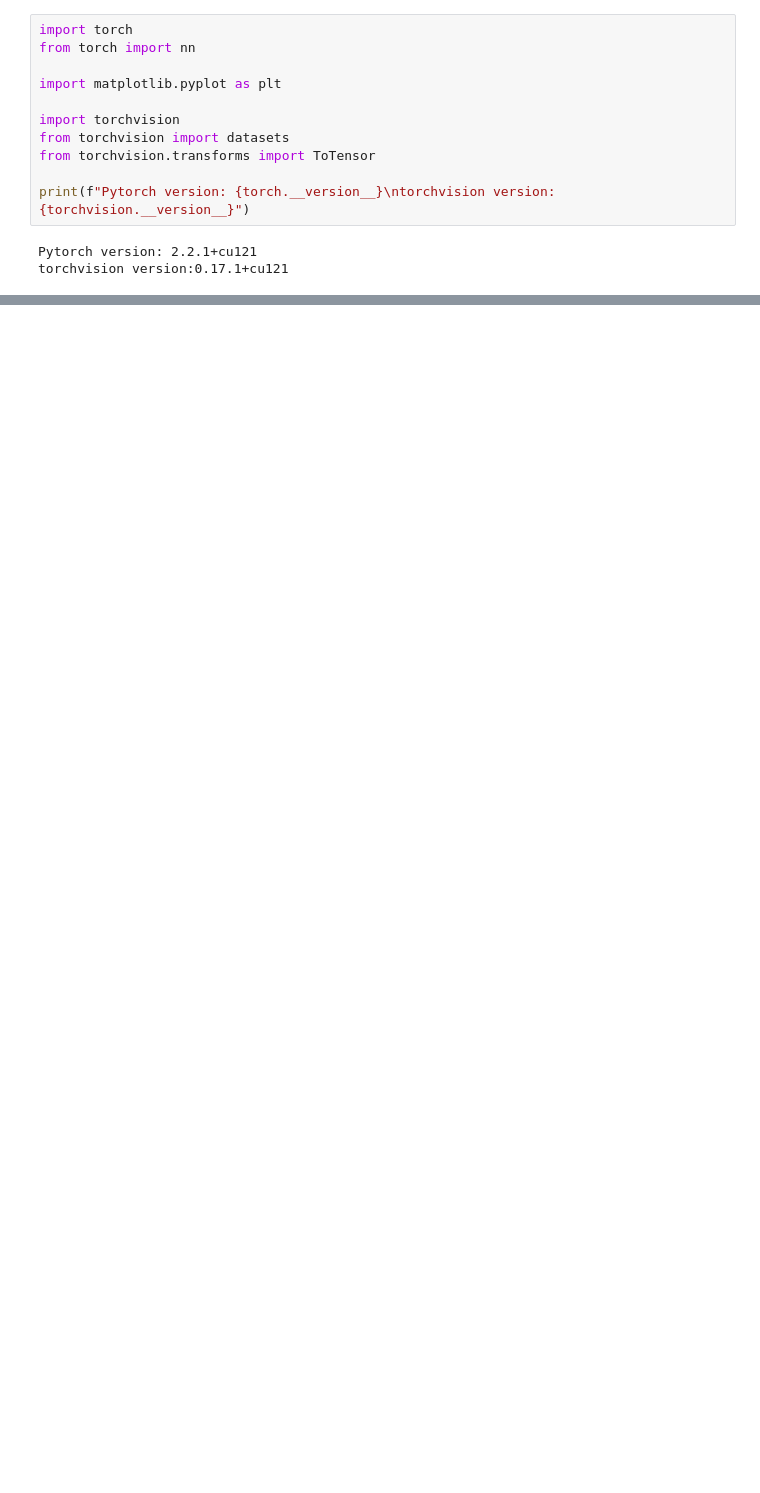
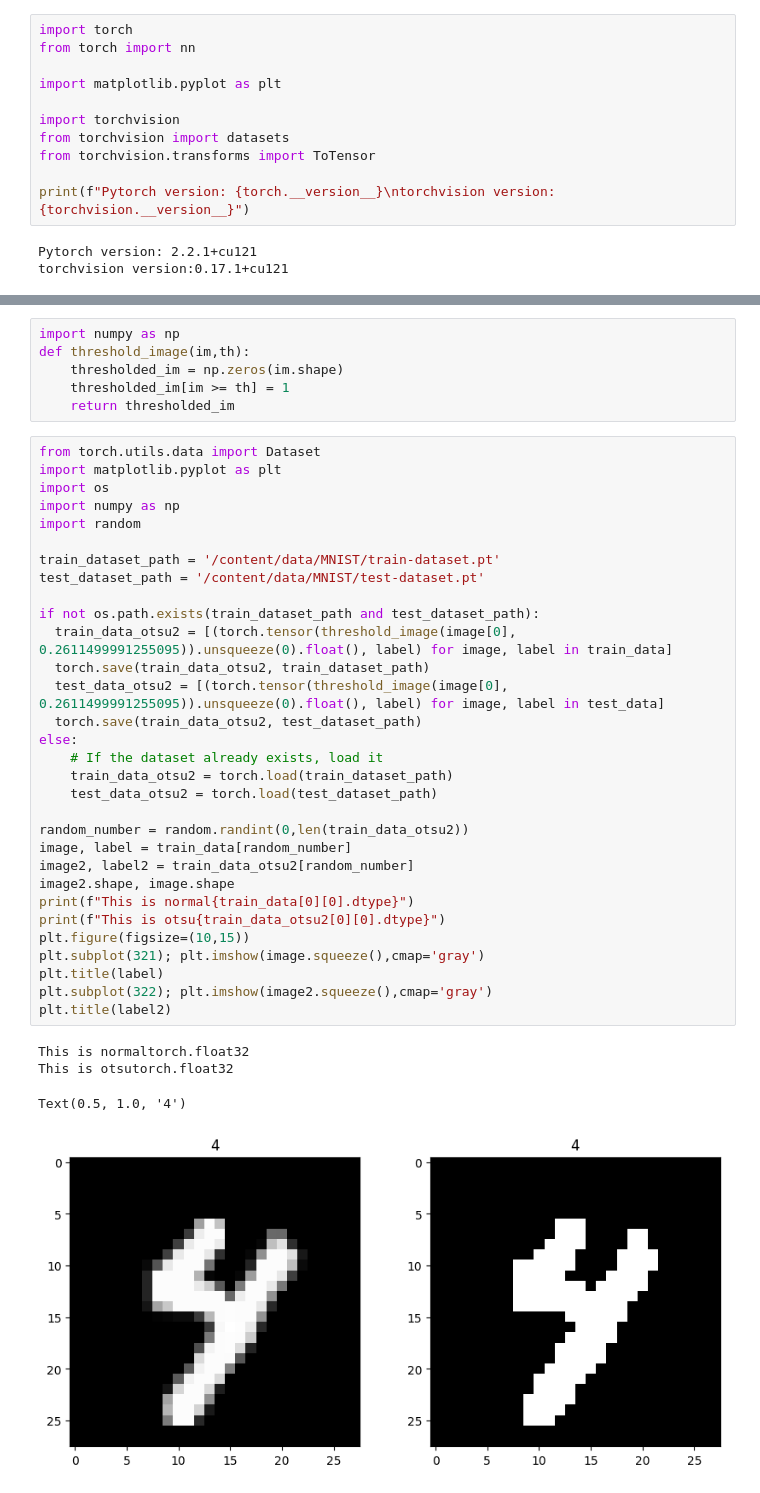
Before and after one commit to haldonmez/mnist-digit-recognizer, a Jupyter notebook: Model_3.ipynb, the cells around one changed output, grey strips where cells are left out. Saved outputs shown, nothing was run; the diff lists cells and outputs as text; blank space fills up the shorter version.

Commit message:
Update CNN created. Otsu's method optimizes time but there is no performance changes observed.

```diff
--- a/Model_3.ipynb
+++ b/Model_3.ipynb
@@ -48,0 +33,42 @@ Extracting /content/data/MNIST/raw/t10k-labels-idx1-ubyte.gz to /content/data/MN
+# %%
+import numpy as np
+def threshold_image(im,th):
+    thresholded_im = np.zeros(im.shape)
+    thresholded_im[im >= th] = 1
+    return thresholded_im
+# %%
+from torch.utils.data import Dataset
+import matplotlib.pyplot as plt
+import os
+import numpy as np
+import random
+
+train_dataset_path = '/content/data/MNIST/train-dataset.pt'
+test_dataset_path = '/content/data/MNIST/test-dataset.pt'
+
+if not os.path.exists(train_dataset_path and test_dataset_path):
+  train_data_otsu2 = [(torch.tensor(threshold_image(image[0], 0.2611499991255095)).unsqueeze(0).float(), label) for image, label in train_data]
+  torch.save(train_data_otsu2, train_dataset_path)
+  test_data_otsu2 = [(torch.tensor(threshold_image(image[0], 0.2611499991255095)).unsqueeze(0).float(), label) for image, label in test_data]
+  torch.save(train_data_otsu2, test_dataset_path)
+else:
+    # If the dataset already exists, load it
+    train_data_otsu2 = torch.load(train_dataset_path)
+    test_data_otsu2 = torch.load(test_dataset_path)
+
+random_number = random.randint(0,len(train_data_otsu2))
+image, label = train_data[random_number]
+image2, label2 = train_data_otsu2[random_number]
+image2.shape, image.shape
+print(f"This is normal{train_data[0][0].dtype}")
+print(f"This is otsu{train_data_otsu2[0][0].dtype}")
+plt.figure(figsize=(10,15))
+plt.subplot(321); plt.imshow(image.squeeze(),cmap='gray')
+plt.title(label)
+plt.subplot(322); plt.imshow(image2.squeeze(),cmap='gray')
+plt.title(label2)
+# %% [output]
+This is normaltorch.float32
+This is otsutorch.float32
+Text(0.5, 1.0, '4')
+[figure, added]
```
Also changed, not shown: parts of 10 cells of this notebook.
